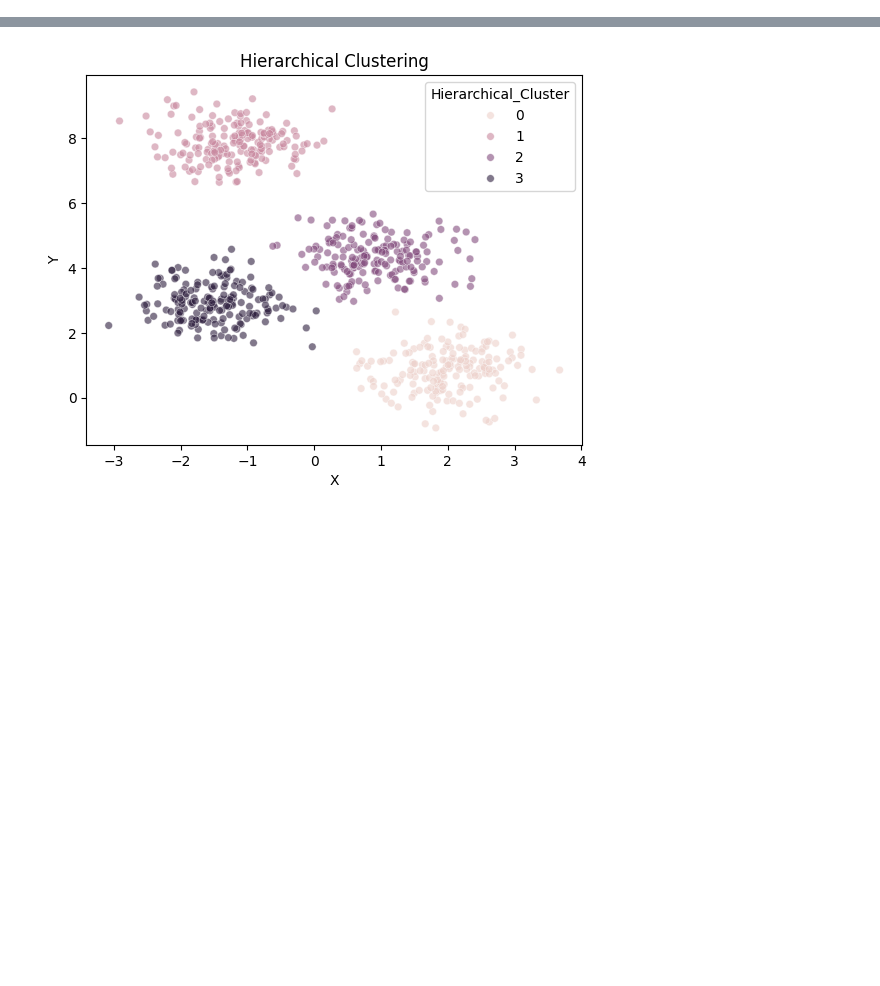
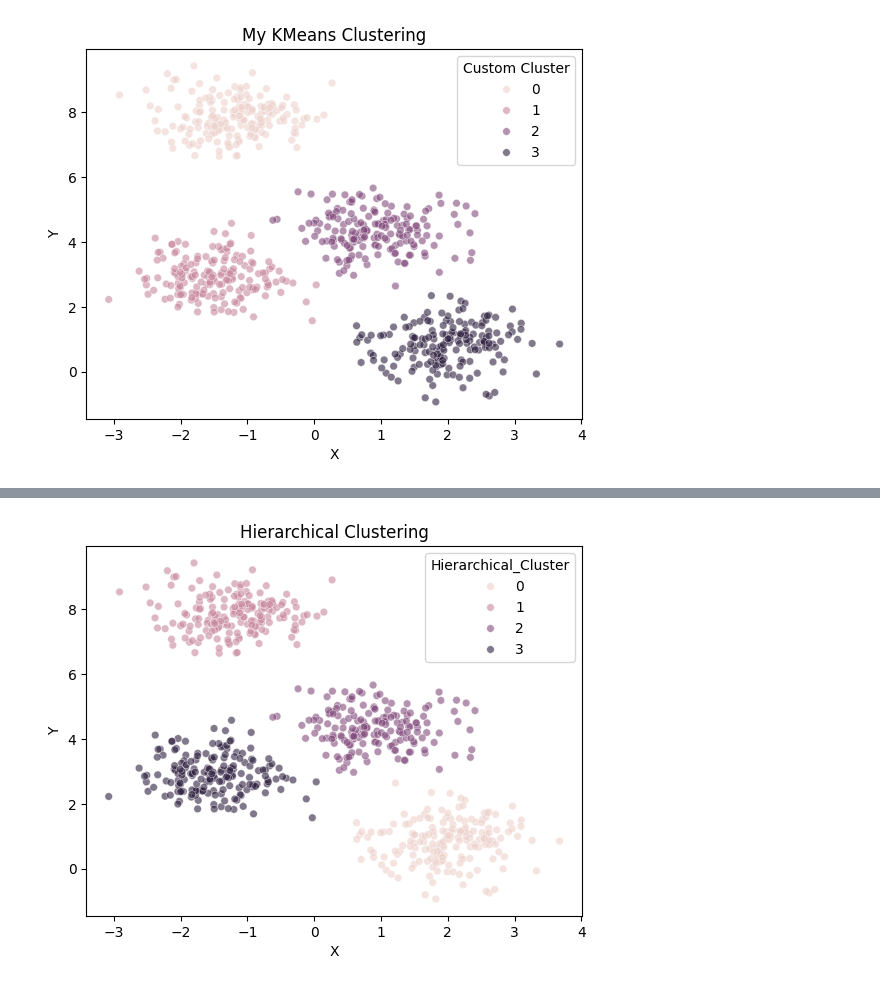
Before and after one commit to USFCA-CS663-Spring2024/kmeans-lemonshark05, a Jupyter notebook: Assignment 2 - Clustering.ipynb, the cells around one changed output, grey strips where cells are left out. Cells and saved outputs as stored; diff of their text form; code cells hidden in the pictures; blank space fills up the shorter version.

```diff
--- a/Assignment 2 - Clustering.ipynb
+++ b/Assignment 2 - Clustering.ipynb
@@ -39,0 +54,14 @@ plt.show()
+# %%
+X, cluster_assignments = make_blobs(n_samples=700, centers=4, cluster_std=0.60, random_state=0)
+kmeans = MyKMeans(k=4, max_iterations=100, balanced=False)
+labels, centroids = kmeans.fit(X)
+
+df = pd.DataFrame(X, columns=['X', 'Y'])
+df['Custom Cluster'] = labels
+
+sns.scatterplot(data=df, x='X', y='Y', hue='Custom Cluster', s=30, alpha=0.6)
+plt.title('My KMeans Clustering')
+
+plt.show()
+# %% [output]
+[figure, added]
```
Also changed, not shown: parts of 21 cells of this notebook, 1 other file.
